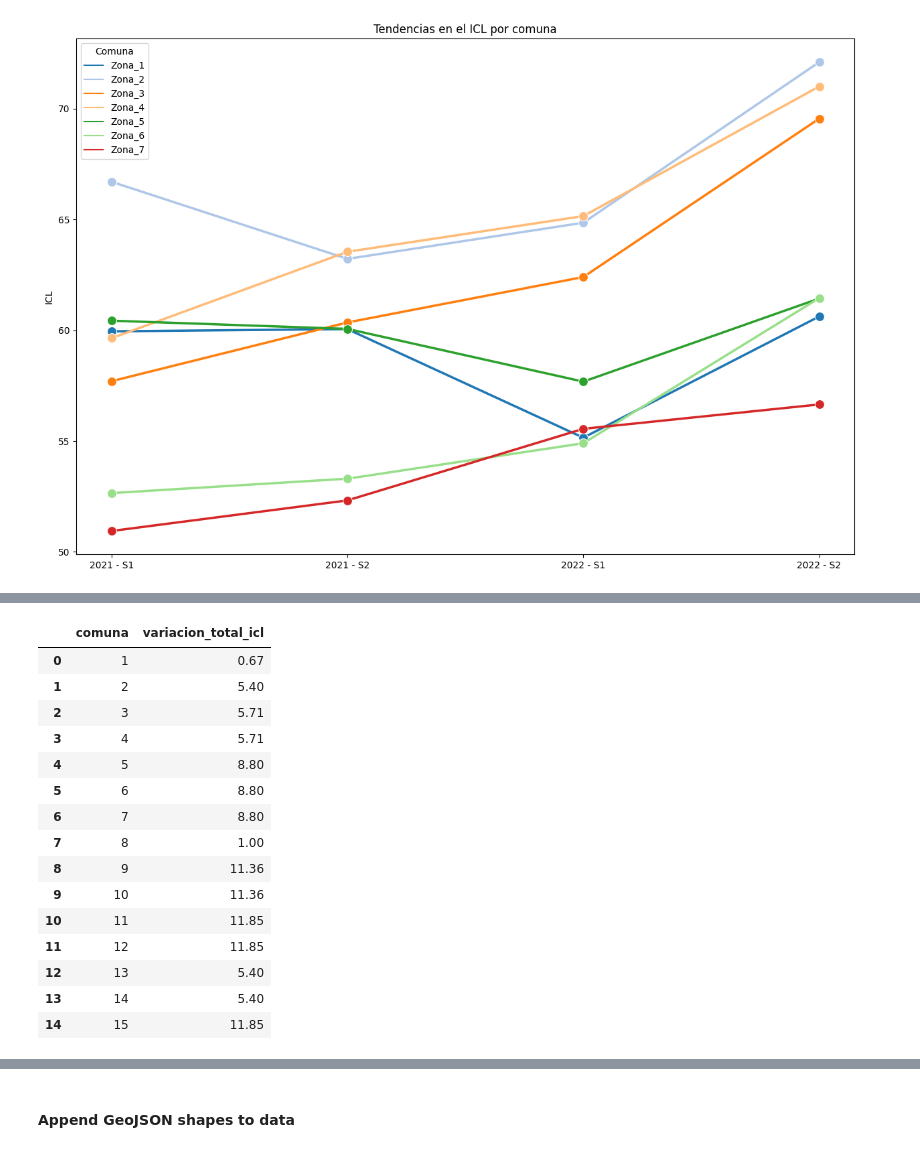
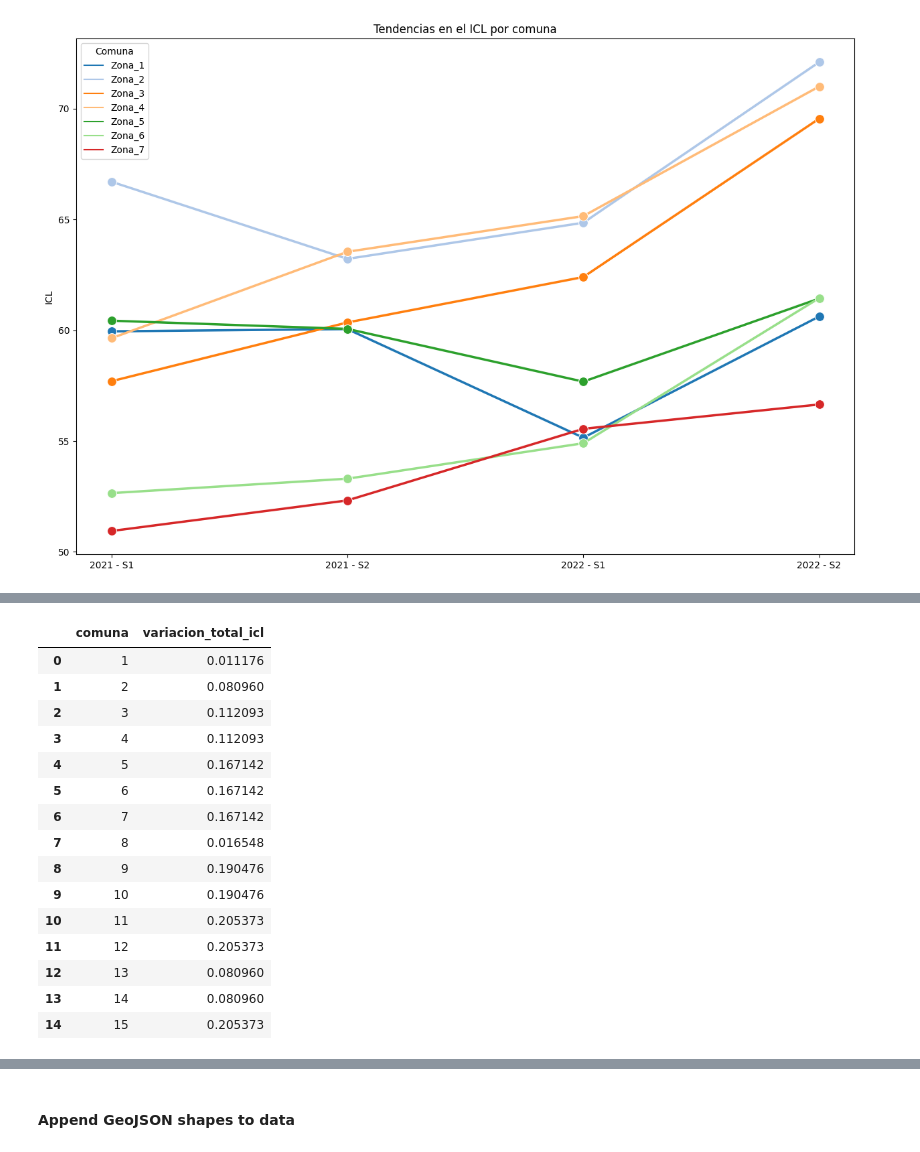
Before and after one commit to juanseh238/comuna-tracker, a Jupyter notebook: 05_analisis_recoleccion_basura.ipynb, the cells around one changed output, grey strips where cells are left out. Drawn from its saved outputs; the diff is of its cells as text; code cells hidden in the pictures.

```diff
--- a/05_analisis_recoleccion_basura.ipynb
+++ b/05_analisis_recoleccion_basura.ipynb
@@ -245,28 +245,28 @@ tendencias_icl[tendencias_icl.comuna == 3]
 # %%
 agged_tendencias_icl = tendencias_icl\
                             .sort_values("semestre_label")\
                             .groupby(["comuna"])\
-                            .apply(lambda x: x.indice_de_calidad_de_limpieza.iloc[-1] - x.indice_de_calidad_de_limpieza.iloc[0])
+                            .apply(lambda x: (x.indice_de_calidad_de_limpieza.iloc[-1] - x.indice_de_calidad_de_limpieza.iloc[0]) /x.indice_de_calidad_de_limpieza.iloc[0])
 agged_tendencias_icl = agged_tendencias_icl.to_frame(name="variacion_total_icl")
 agged_tendencias_icl.reset_index(inplace=True)
 agged_tendencias_icl
 # %% [output]
 |  | comuna | variacion_total_icl |
-| 0 | 1 | 0.67 |
-| 1 | 2 | 5.40 |
-| 2 | 3 | 5.71 |
-| 3 | 4 | 5.71 |
-| 4 | 5 | 8.80 |
-| 5 | 6 | 8.80 |
-| 6 | 7 | 8.80 |
-| 7 | 8 | 1.00 |
-| 8 | 9 | 11.36 |
-| 9 | 10 | 11.36 |
-| 10 | 11 | 11.85 |
-| 11 | 12 | 11.85 |
-| 12 | 13 | 5.40 |
-| 13 | 14 | 5.40 |
-| 14 | 15 | 11.85 |
+| 0 | 1 | 0.011176 |
+| 1 | 2 | 0.080960 |
+| 2 | 3 | 0.112093 |
+| 3 | 4 | 0.112093 |
+| 4 | 5 | 0.167142 |
+| 5 | 6 | 0.167142 |
+| 6 | 7 | 0.167142 |
+| 7 | 8 | 0.016548 |
+| 8 | 9 | 0.190476 |
+| 9 | 10 | 0.190476 |
+| 10 | 11 | 0.205373 |
+| 11 | 12 | 0.205373 |
+| 12 | 13 | 0.080960 |
+| 13 | 14 | 0.080960 |
+| 14 | 15 | 0.205373 |
 # %%
 #### Add last 2022 observation
 last_observation = tendencias_icl[tendencias_icl.semestre_label == "2022 - S2"][["comuna", "indice_de_calidad_de_limpieza"]]
```
Also changed, not shown: parts of 21 cells of this notebook, 3 other files.
